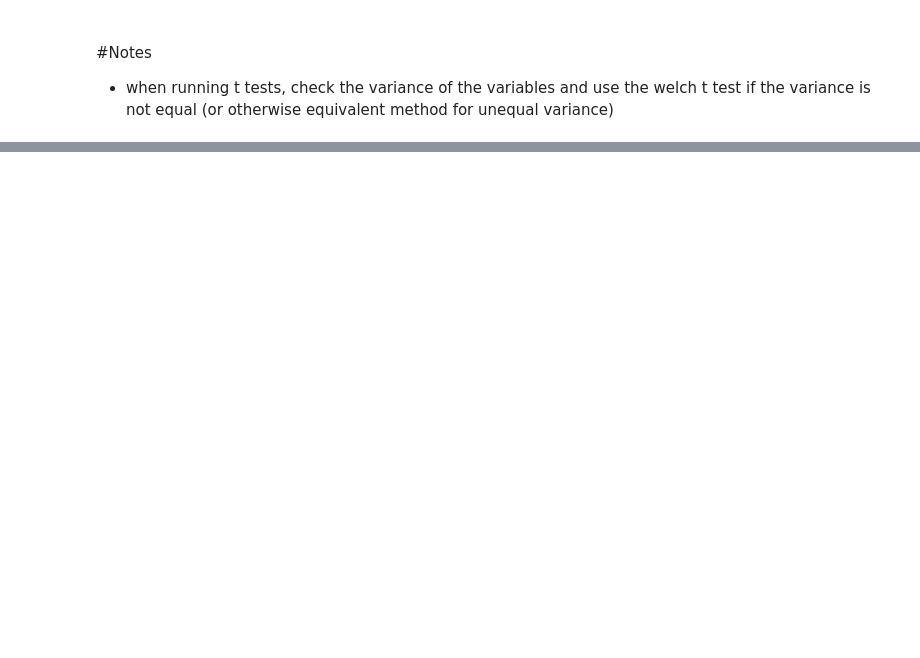
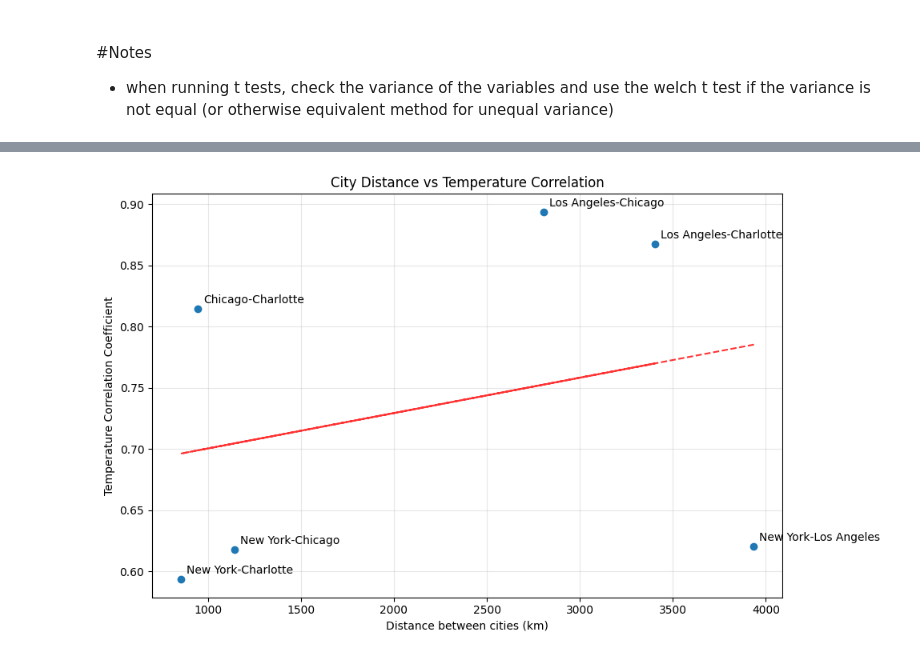
Before and after one commit to marceloamor/theory_application_of_da, a Jupyter notebook: assignment_1.ipynb, the cells around one changed output, grey strips where cells are left out. Cells and saved outputs as stored; diff of their text form; code cells hidden in the pictures; blank space fills up the shorter version.

```diff
--- a/assignment_1.ipynb
+++ b/assignment_1.ipynb
@@ -167,0 +174,88 @@ plt.show()
+# %%
+import numpy as np
+from scipy.spatial.distance import pdist, squareform
+from scipy import stats
+
+# Define city coordinates (latitude, longitude)
+city_coords = {
+    'New York': (40.7128, -74.0060),
+    'Los Angeles': (34.0522, -118.2437),
+    'Chicago': (41.8781, -87.6298),
+    'Charlotte': (35.2271, -80.8431)
+}
+
+# Calculate distance matrix (in km)
+def haversine_distance(lat1, lon1, lat2, lon2):
+    R = 6371  # Earth's radius in km
+
+    # Convert to radians
+    lat1, lon1, lat2, lon2 = map(np.radians, [lat1, lon1, lat2, lon2])
+
+    dlat = lat2 - lat1
+    dlon = lon2 - lon1
+
+    a = np.sin(dlat/2)**2 + np.cos(lat1) * np.cos(lat2) * np.sin(dlon/2)**2
+    c = 2 * np.arcsin(np.sqrt(a))
+
+    return R * c
+
+# Create distance matrix
+cities = list(city_coords.keys())
+distances = np.zeros((len(cities), len(cities)))
+
+for i, city1 in enumerate(cities):
+    for j, city2 in enumerate(cities):
+        lat1, lon1 = city_coords[city1]
+        lat2, lon2 = city_coords[city2]
+        distances[i,j] = haversine_distance(lat1, lon1, lat2, lon2)
+
+distance_df = pd.DataFrame(distances, index=cities, columns=cities)
+
+# Calculate correlation matrix if you haven't already
+correlation_matrix = df.corr()
+
+# Convert matrices to 1D arrays (excluding self-correlations/distances)
+dist_array = []
+corr_array = []
+
+for i in range(len(cities)):
+    for j in range(i+1, len(cities)):
+        dist_array.append(distances[i,j])
+        corr_array.append(correlation_matrix.iloc[i,j])
+
+# Calculate correlation between distance and temperature correlation
+correlation = stats.pearsonr(dist_array, corr_array)
+
+# Visualize the relationship
+plt.figure(figsize=(10, 6))
+plt.scatter(dist_array, corr_array)
+plt.xlabel('Distance between cities (km)')
+plt.ylabel('Temperature Correlation Coefficient')
+plt.title('City Distance vs Temperature Correlation')
+
+# Add trend line
+z = np.polyfit(dist_array, corr_array, 1)
+p = np.poly1d(z)
+plt.plot(dist_array, p(dist_array), "r--", alpha=0.8)
+
+# Add city pair labels
+for i in range(len(dist_array)):
+    idx1, idx2 = np.where(np.isclose(distances, dist_array[i]))
+    if len(idx1) > 0:
+        city_pair = f"{cities[idx1[0]]}-{cities[idx2[0]]}"
+        plt.annotate(city_pair, (dist_array[i], corr_array[i]),
+                    xytext=(5, 5), textcoords='offset points')
+
+plt.grid(True, alpha=0.3)
+plt.tight_layout()
+plt.show()
+
+# Print results
+ic(f"Correlation between distance and temperature correlation: {correlation[0]:.3f}")
+ic(f"P-value: {correlation[1]:.3f}")
+
+# Print the matrices
+ic("Distance Matrix (km):")
+ic(distance_df)
+# %% [output]
+[figure, added]
```
Also changed, not shown: parts of 19 cells of this notebook, 3 other files.
